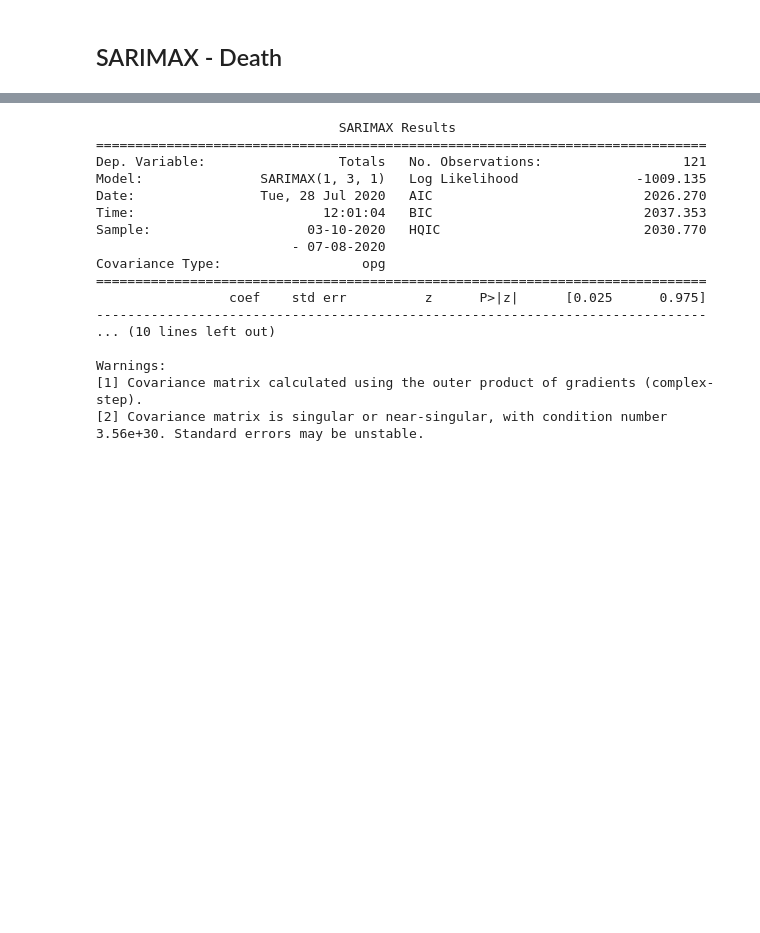
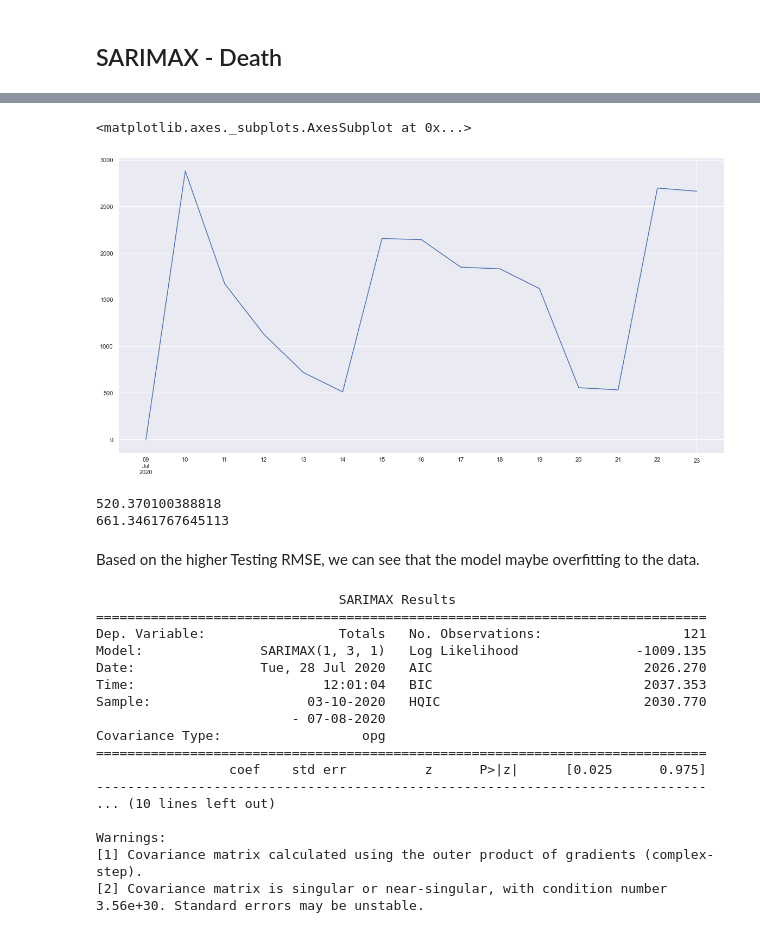
Before and after one commit to GabeSArn/time_series, a Jupyter notebook: index_ga.ipynb, the cells around one changed output, grey strips where cells are left out. Cells and saved outputs as stored; diff of their text form; code cells hidden in the pictures; blank space fills up the shorter version.

```diff
--- a/index_ga.ipynb
+++ b/index_ga.ipynb
@@ -357,3 +339,16 @@ Warnings:
+# %%
+twice_diff_sarimax['Testing_Predictions'].plot()
+# %% [output]
+<matplotlib.axes._subplots.AxesSubplot at 0x...>
+[figure, added]
+# %%
+print(twice_diff_sarimax['Training_RMSE'])
+print(twice_diff_sarimax['Testing_RMSE'])
+# %% [output]
+520.370100388818
+661.3461767645113
+# %% [markdown]
+<p> Based on the higher Testing RMSE, we can see that the model maybe overfitting to the data. </p>
 # %%
 mod = sm.tsa.statespace.SARIMAX(training_set['Totals'], trend='c', order=(1,3,1))
 res = mod.fit(disp=False)
```
Also changed, not shown: parts of 17 cells of this notebook.
